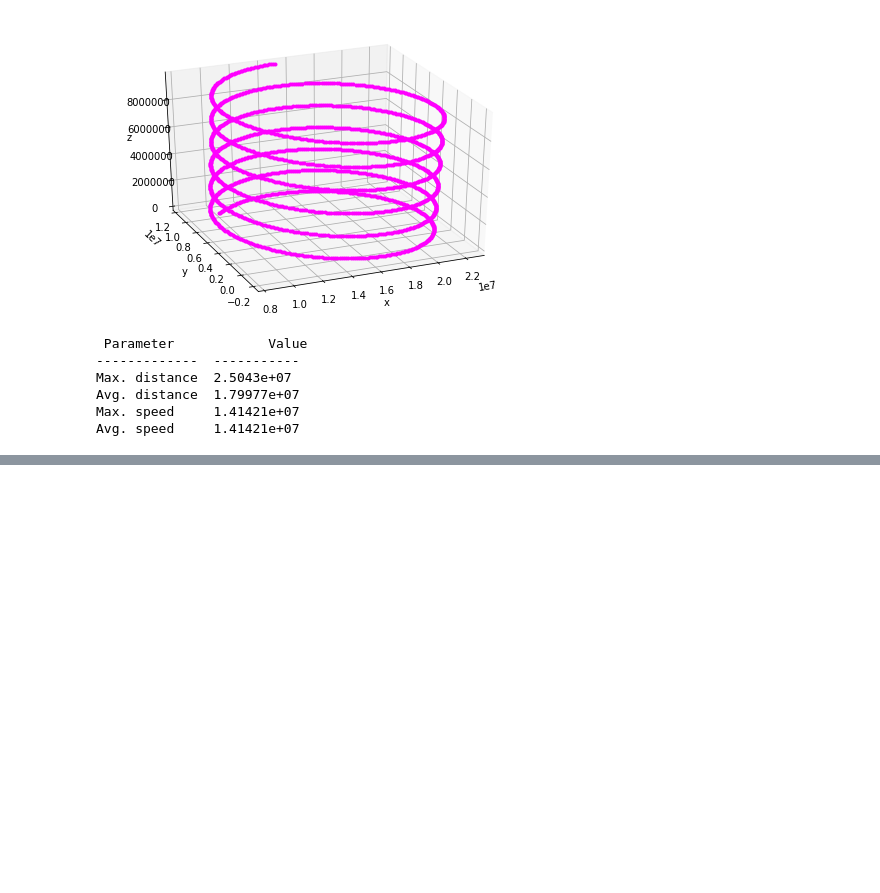
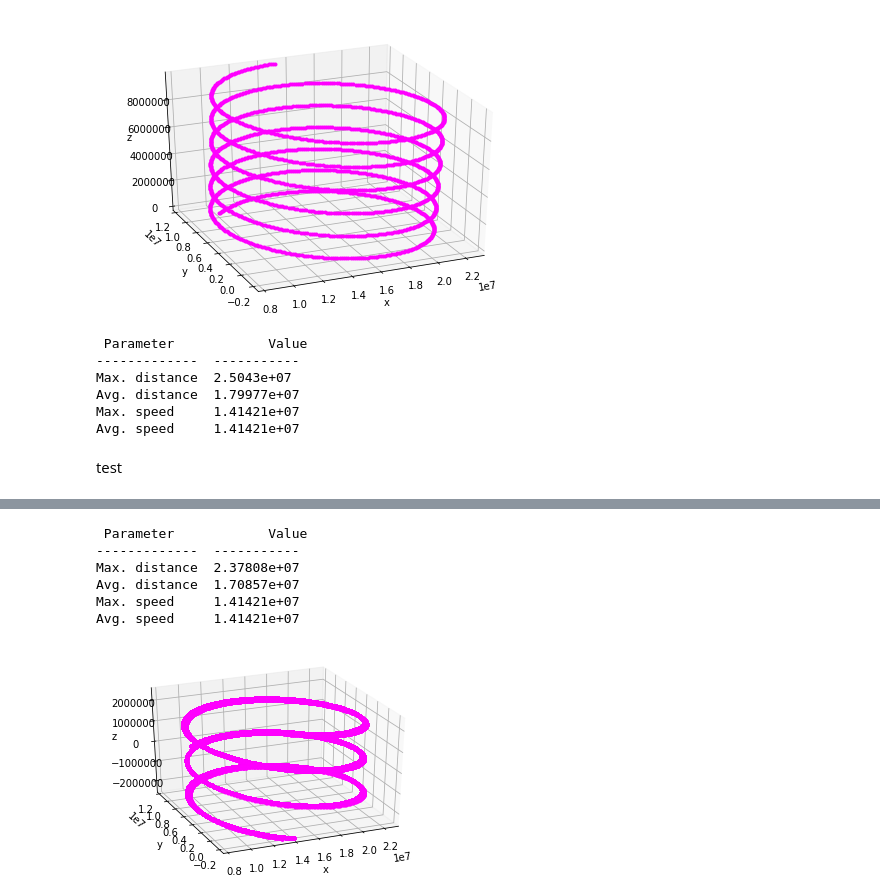
Before and after one commit to sgango/Y1-Project, a Jupyter notebook: ntbks/8_refactor.ipynb, the cells around one changed output, grey strips where cells are left out. Cells and saved outputs as stored; diff of their text form; code cells hidden in the pictures; blank space fills up the shorter version.

```diff
--- a/ntbks/8_refactor.ipynb
+++ b/ntbks/8_refactor.ipynb
@@ -179,3 +179,32 @@ Max. distance  2.5043e+07
 Avg. distance  1.79977e+07
 Max. speed     1.41421e+07
 Avg. speed     1.41421e+07
+# %% [markdown]
+test
+# %%
+import y1project as pj
+
+# PARAMETERS
+r0 = [1e7,1e7, 0]  # initial position
+v0 = [1e7, 1e7, 0]  # initial velocity
+q = pj.e  # charge
+m = pj.m_pr  # mass
+h = 0.01  # step size
+end = 20  # t-value to stop integration
+size = [1e10, 1e10, 5e6]  # simulation dimensions
+
+def B_field(r):
+    """Returns the components of the magnetic
+    field, given a 3D position vector."""
+    return [1e-9, 1e-16, 2e-8]
+
+def E_field(r):
+    """Returns the components of the electric
+    field, given a 3D position vector."""
+    return [0,0,0]
+
+r, v = pj.rk4(pj.lorentz, r0, v0, h, end, E_field, B_field, q, m, size)
+pj.plot_or_anim(r, int((end/h)/100), *pj.plotsetup(r), anim=True)
+pj.printout(r, v)  # print table of stats
+# pj.textout(r, v)  # export data to csv
+# %% [output]
@@ -181,0 +212,7 @@ Avg. speed     1.41421e+07
+ Parameter            Value
+-------------  -----------
+Max. distance  2.37808e+07
+Avg. distance  1.70857e+07
+Max. speed     1.41421e+07
+Avg. speed     1.41421e+07
+[figure, added]
```
Also changed, not shown: parts of 1 cell of this notebook, 2 other files.
